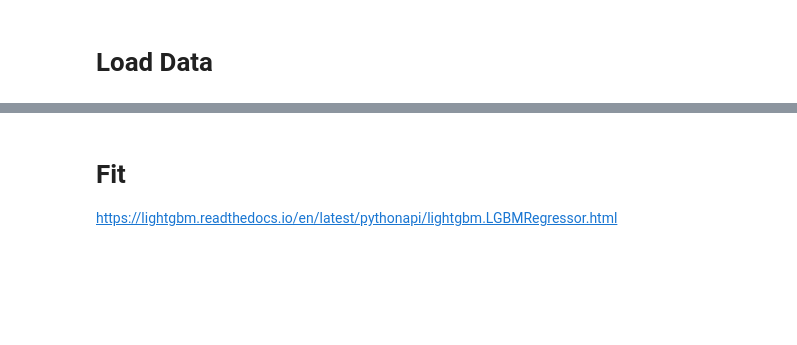
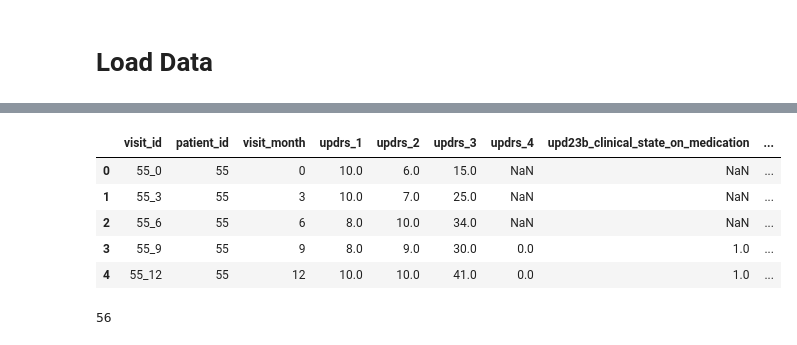
Before and after one commit to kunai-3txk/Compe_tonyobyo, a Jupyter notebook: AMP_fit.ipynb, the cells around one changed output, grey strips where cells are left out. Cells and saved outputs as stored; diff of their text form; code cells hidden in the pictures; blank space fills up the shorter version.

Commit message:
Colaboratory を使用して作成しました

```diff
--- a/AMP_fit.ipynb
+++ b/AMP_fit.ipynb
@@ -42,20 +45,23 @@ from lightgbm import LGBMRegressor
 from catboost import CatBoostRegressor,Pool
 # %% [markdown]
 # Configuration
-# %%
-class config:
-    MAX_PROTEINS = 20
-    PROFILE_REPORT = True
-
-class paths:
-    SAMPLE_SUBMISSION = "/content/drive/MyDrive/AMP/example_test_files/sample_submission.csv"
-    SUPPLEMENTAL_CLINICAL_DATA = "/content/drive/MyDrive/AMP/supplemental_clinical_data.csv"
-    TRAIN_CLINICAL_DATA = "/content/drive/MyDrive/AMP/train_clinical_data.csv"
-    TRAIN_PEPTIDES = "/content/drive/MyDrive/AMP/train_peptides.csv"
-    TRAIN_PROTEINS = "/content/drive/MyDrive/AMP/train_proteins.csv"
-    TEST_CLINICAL_DATA = "/content/drive/MyDrive/AMP/example_test_files/test.csv"
-    TEST_PEPTIDES = "/content/drive/MyDrive/AMP/example_test_files/test_peptides.csv"
-    TEST_PROTEINS = "/content/drive/MyDrive/AMP/example_test_files/test_proteins.csv"
+# %%
+class config:
+    METRIC = 'RMSE' #RMSE or SMAPE
+    RANDOM_STATE=100
+    FRAC = 0.2
+    N_FOLD = 5
+
+class paths:
+    # kaggle環境ならTrue
+    if 'KAGGLE_URL_BASE' in set(os.environ.keys()):
+        common_path = "/kaggle/input/amp-parkinsons-disease-progression-prediction"
+
+    # colaboratory環境ならTrue
+    if 'COLAB_GPU' in set(os.environ.keys()):
+        common_path = "/content/drive/MyDrive/AMP"
+
+    TRAIN = common_path+"/train_all.csv"
 # %% [markdown]
 # Function Definition
 # %%
@@ -153,3 +111,22 @@ train_column_list = df_train.drop(['visit_id','updrs_1'],axis=1).columns
-# %% [markdown]
-# Fit
-https://lightgbm.readthedocs.io/en/latest/pythonapi/lightgbm.LGBMRegressor.html
+# %%
+df_train = pd.read_csv(paths.TRAIN)
+df_train.head()
+# %% [output]
+|  | visit_id | patient_id | visit_month | updrs_1 | updrs_2 | updrs_3 | updrs_4 | upd23b_clinical_state_on_medication | ... |
+| 0 | 55_0 | 55 | 0 | 10.0 | 6.0 | 15.0 | NaN | NaN | ... |
+| 1 | 55_3 | 55 | 3 | 10.0 | 7.0 | 25.0 | NaN | NaN | ... |
+| 2 | 55_6 | 55 | 6 | 8.0 | 10.0 | 34.0 | NaN | NaN | ... |
+| 3 | 55_9 | 55 | 9 | 8.0 | 9.0 | 30.0 | 0.0 | 1.0 | ... |
+| 4 | 55_12 | 55 | 12 | 10.0 | 10.0 | 41.0 | 0.0 | 1.0 | ... |
+# %%
+#pivot
+df_train_pv=df_train[['visit_id','patient_id','visit_month','updrs_1','updrs_2','updrs_3','updrs_4']].dropna(axis=0).pivot(index="patient_id",columns='visit_month',values='visit_id').reset_index()
+df_train_pv.head()
+
+#testデータ用の候補探し
+test_patient_candidate_list = list(df_train_pv[
+    ~df_train_pv[0].isna() & ~df_train_pv[6].isna() & ~df_train_pv[12].isna() & ~df_train_pv[24].isna()
+]['patient_id'].values)
+len(test_patient_candidate_list)
+# %% [output]
+56
```
Also changed, not shown: parts of 15 cells of this notebook.
